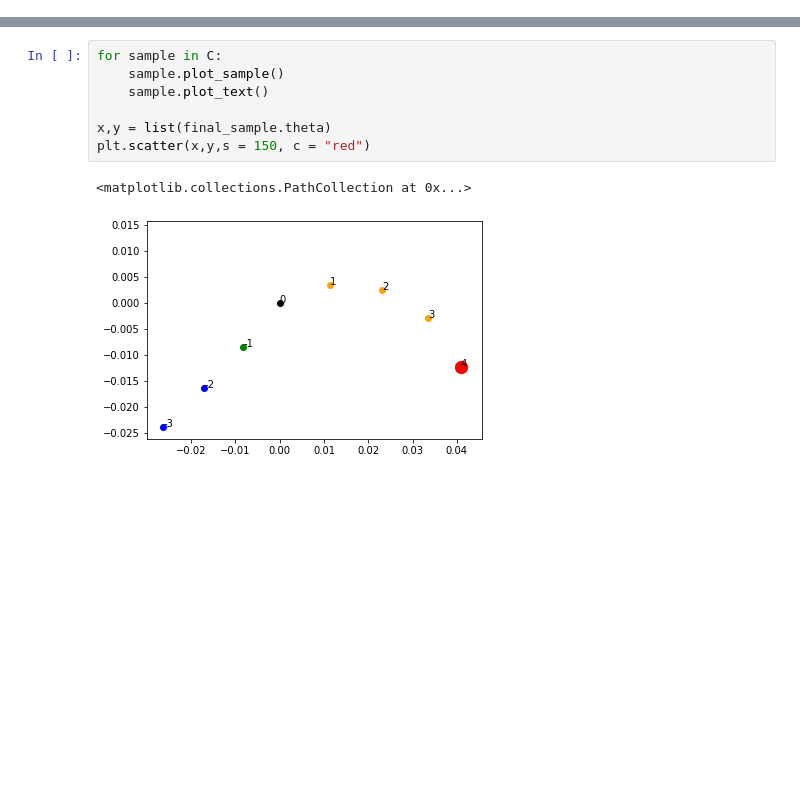
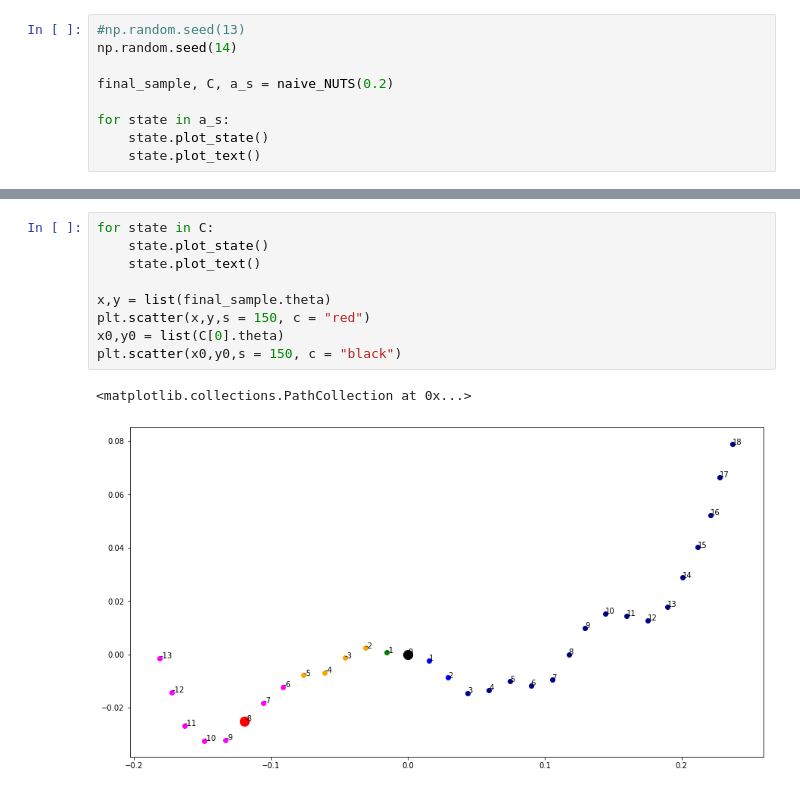
Before and after one commit to pjoachims/rssbayes, a Jupyter notebook: coding/Nuts_treebuilder.ipynb, the cells around one changed output, grey strips where cells are left out. Saved outputs shown, nothing was run; the diff lists cells and outputs as text; blank space fills up the shorter version.

Commit message:
updated plots

```diff
--- a/coding/Nuts_treebuilder.ipynb
+++ b/coding/Nuts_treebuilder.ipynb
@@ -140,0 +138,9 @@ U-turn between: 4 -11
+# %%
+#np.random.seed(13)
+np.random.seed(14)
+
+final_sample, C, a_s = naive_NUTS(0.2)
+
+for state in a_s:
+    state.plot_state()
+    state.plot_text()
@@ -141,10 +152,12 @@ U-turn between: 4 -11
 # %%
-for sample in C:
-    sample.plot_sample()
-    sample.plot_text()
+for state in C:
+    state.plot_state()
+    state.plot_text()
 
 x,y = list(final_sample.theta)
 plt.scatter(x,y,s = 150, c = "red")
+x0,y0 = list(C[0].theta)
+plt.scatter(x0,y0,s = 150, c = "black")
 # %% [output]
 <matplotlib.collections.PathCollection at 0x...>
-[figure, old version]
+[figure, new version]
```
Also changed, not shown: parts of 5 cells of this notebook, 4 other files.
